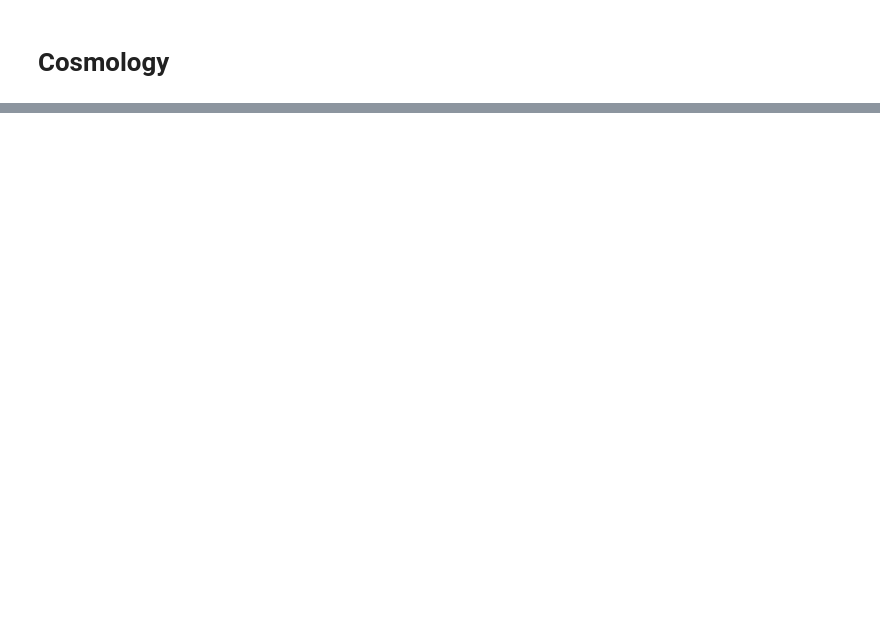
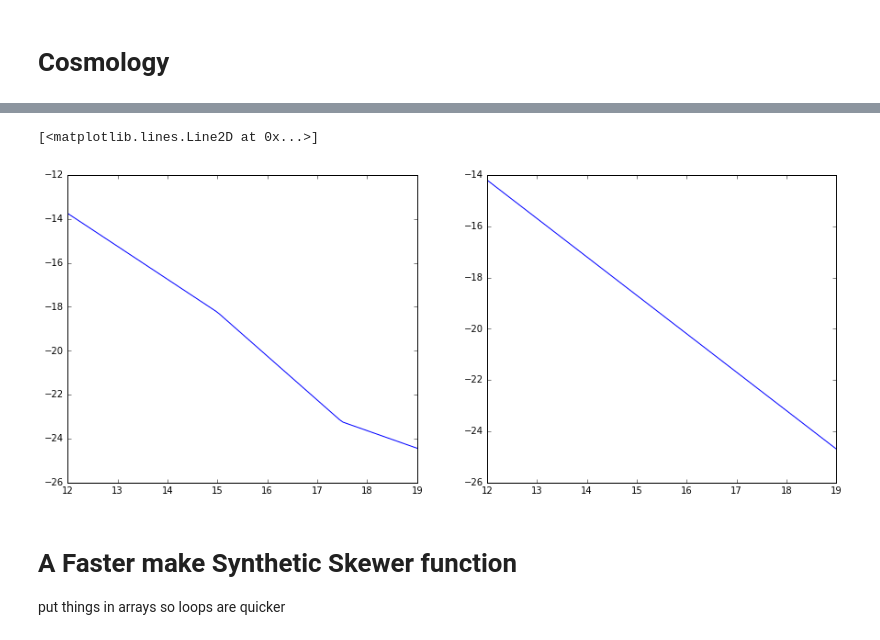
Before and after one commit to mattcwilde/Lyman-Forest, a Jupyter notebook: dev_Lyman-n_forest.ipynb, the cells around one changed output, grey strips where cells are left out. Saved outputs shown, nothing was run; the diff lists cells and outputs as text; code cells hidden in the pictures; blank space fills up the shorter version.

```diff
--- a/dev_Lyman-n_forest.ipynb
+++ b/dev_Lyman-n_forest.ipynb
@@ -401,7 +389,7 @@ def H(zz):
     """ returns Hubble parameter as a function of z in units of km/s/Mpc
     """
     omega_m = 0.3
-    H0 = 70*u.km / u.s / u.Mpc
+    H0 = 70 # km/s/Mpc
     return H0*np.sqrt(omega_m*(1 + zz)**3)
 # %%
 H(z)
@@ -410,9 +397,0 @@ $245.6899 \; \mathrm{\frac{km}{Mpc\,s}}$
-# %%
-@jit
-def CDDF(NHI,beta,zz):
-
-    #dN_dxdNHI = 1/(300*u.Mpc)*((1e17*u.cm**-2)**(1.5)) * (NHI*u.cm**-2)**(-1.5)
-    dN_dxdNHI = -(1+beta)/(300*u.Mpc)*((1e17*u.cm**-2)**(-(1 + beta))) * (NHI*u.cm**-2)**(beta)
-    dN_dvdNHI = dN_dxdNHI * (1+zz) / H(zz)
-
-    return dN_dvdNHI
@@ -594,0 +494,11 @@ plt.xlim(800, 1000)
+# %%
+@jit
+def singleCDDF(NHI,beta,zz):
+
+    # My first attempt at a distribution
+    #dN_dxdNHI = 1/(300*u.Mpc)*((1e17*u.cm**-2)**(1.5)) * (NHI*u.cm**-2)**(-1.5)
+    dN_dxdNHI = -(1 - beta)/(300)*((1e17)**(-(1 - beta))) * (NHI)**(-beta)
+    dN_dvdNHI = dN_dxdNHI * (1+zz) / H(zz)
+    return dN_dvdNHI
+
+#oldCDDF = np.vectorize(oldCDDF)
@@ -594,0 +555,13 @@ plt.xlim(800, 1000)
+# %%
+test_z = 3.6
+fig, ax = plt.subplots(ncols=2,figsize=(15,6))
+N = np.logspace(12,19,100)
+ax[0].plot(np.log10(N),np.log10(vecCDDF(N,test_z)))
+ax[1].plot(np.log10(N),np.log10(singleCDDF(N,1.5,test_z)))
+# %% [output]
+[<matplotlib.lines.Line2D at 0x...>]
+[figure, added]
+# %% [markdown]
+# A Faster make Synthetic Skewer function
+
+put things in arrays so loops are quicker
```
Also changed, not shown: parts of 66 cells of this notebook.
